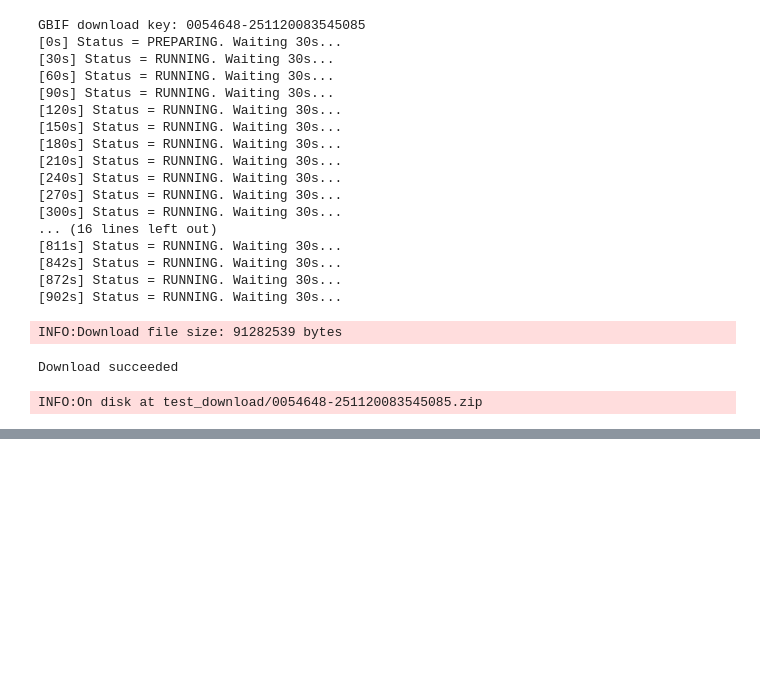
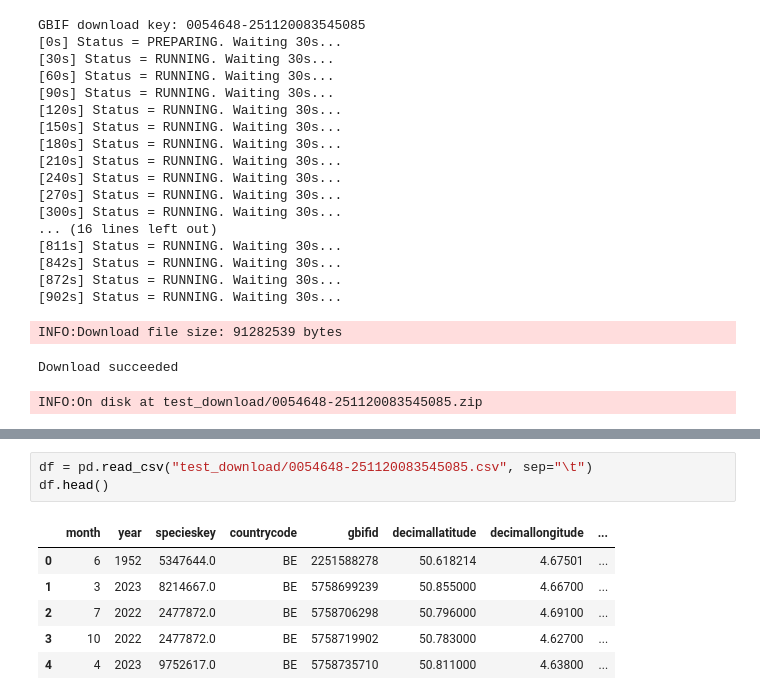
Before and after one commit to nbillietPM/BmC, a Jupyter notebook: gbif_sql.ipynb, the cells around one changed output, grey strips where cells are left out. Saved outputs shown, nothing was run; the diff lists cells and outputs as text; blank space fills up the shorter version.

```diff
--- a/gbif_sql.ipynb
+++ b/gbif_sql.ipynb
@@ -638,0 +676,10 @@ INFO:On disk at test_download/0054648-251120083545085.zip
+# %%
+df = pd.read_csv("test_download/0054648-251120083545085.csv", sep="\t")
+df.head()
+# %% [output]
+|  | month | year | specieskey | countrycode | gbifid | decimallatitude | decimallongitude | ... |
+| 0 | 6 | 1952 | 5347644.0 | BE | 2251588278 | 50.618214 | 4.67501 | ... |
+| 1 | 3 | 2023 | 8214667.0 | BE | 5758699239 | 50.855000 | 4.66700 | ... |
+| 2 | 7 | 2022 | 2477872.0 | BE | 5758706298 | 50.796000 | 4.69100 | ... |
+| 3 | 10 | 2022 | 2477872.0 | BE | 5758719902 | 50.783000 | 4.62700 | ... |
+| 4 | 4 | 2023 | 9752617.0 | BE | 5758735710 | 50.811000 | 4.63800 | ... |
```
Also changed, not shown: parts of 8 cells of this notebook, 5 other files.
